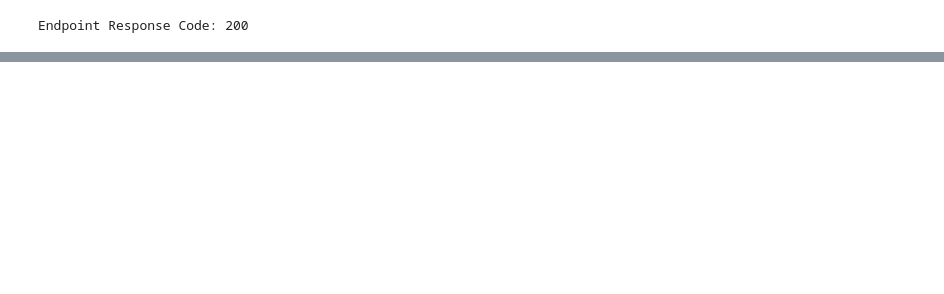
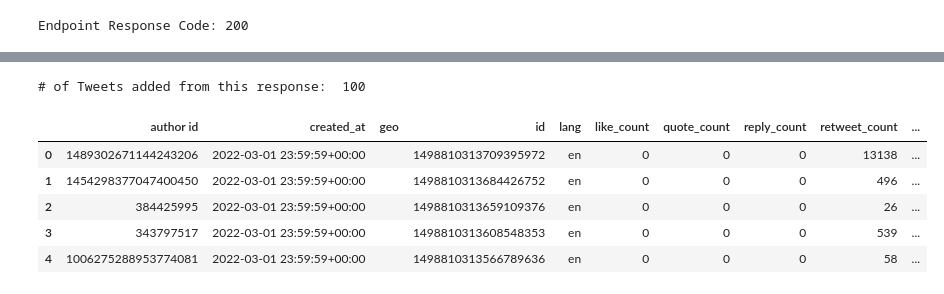
Before and after one commit to mrreyesm/NLP_tweets, a Jupyter notebook: NLP_tweets_on_war.ipynb, the cells around one changed output, grey strips where cells are left out. Saved outputs shown, nothing was run; the diff lists cells and outputs as text; code cells hidden in the pictures; blank space fills up the shorter version.

```diff
--- a/NLP_tweets_on_war.ipynb
+++ b/NLP_tweets_on_war.ipynb
@@ -94,0 +146,15 @@ for tweet in json_response:
+# %%
+append_to_csv(json_response, "data.csv")
+# %% [output]
+# of Tweets added from this response:  100
+# %%
+df = pd.read_csv('data.csv')
+# %%
+df.head()
+# %% [output]
+|  | author id | created_at | geo | id | lang | like_count | quote_count | reply_count | retweet_count | ... |
+| 0 | 1489302671144243206 | 2022-03-01 23:59:59+00:00 |  | 1498810313709395972 | en | 0 | 0 | 0 | 13138 | ... |
+| 1 | 1454298377047400450 | 2022-03-01 23:59:59+00:00 |  | 1498810313684426752 | en | 0 | 0 | 0 | 496 | ... |
+| 2 | 384425995 | 2022-03-01 23:59:59+00:00 |  | 1498810313659109376 | en | 0 | 0 | 0 | 26 | ... |
+| 3 | 343797517 | 2022-03-01 23:59:59+00:00 |  | 1498810313608548353 | en | 0 | 0 | 0 | 539 | ... |
+| 4 | 1006275288953774081 | 2022-03-01 23:59:59+00:00 |  | 1498810313566789636 | en | 0 | 0 | 0 | 58 | ... |
```
Also changed, not shown: parts of 24 cells of this notebook.
